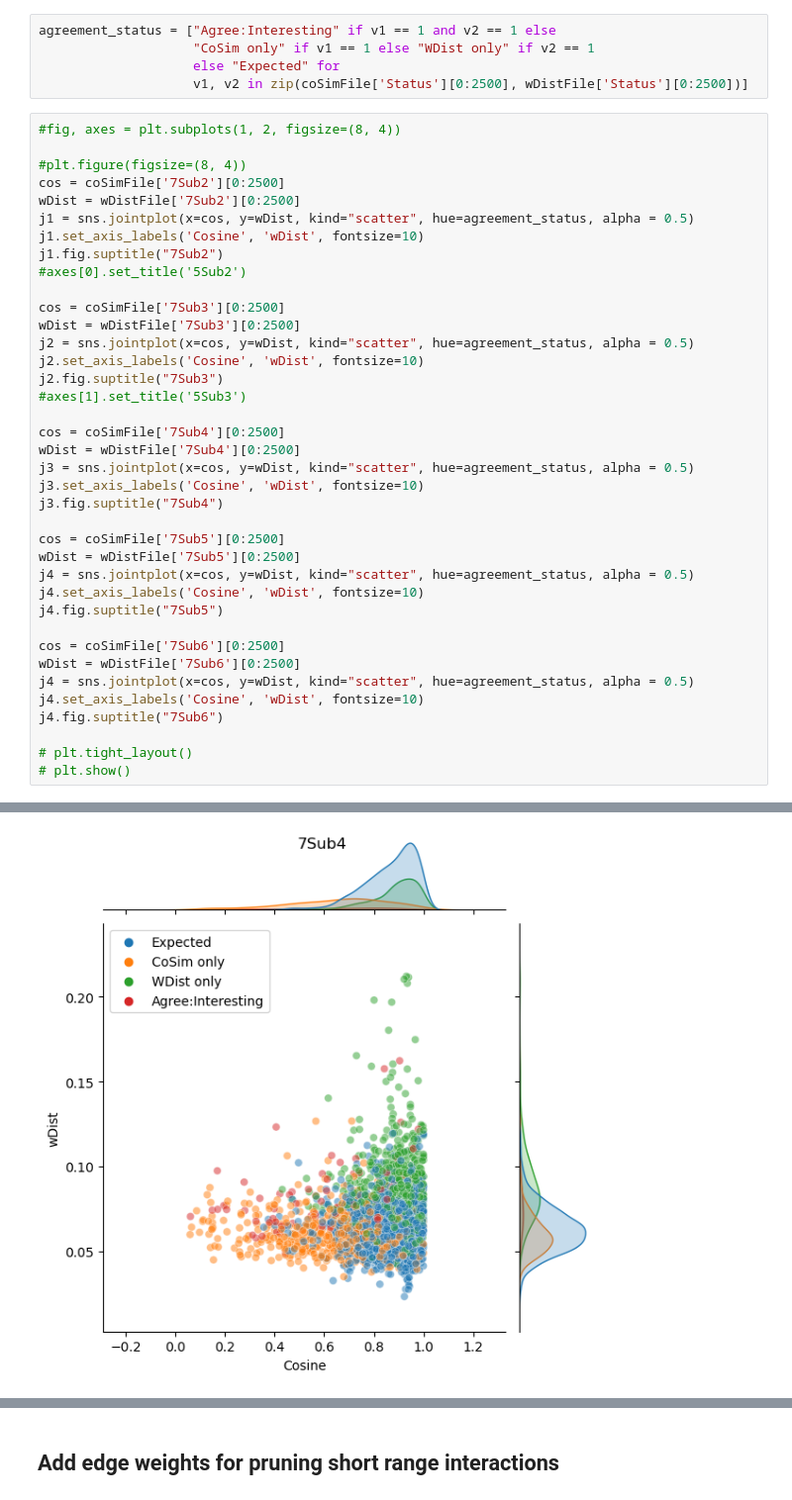
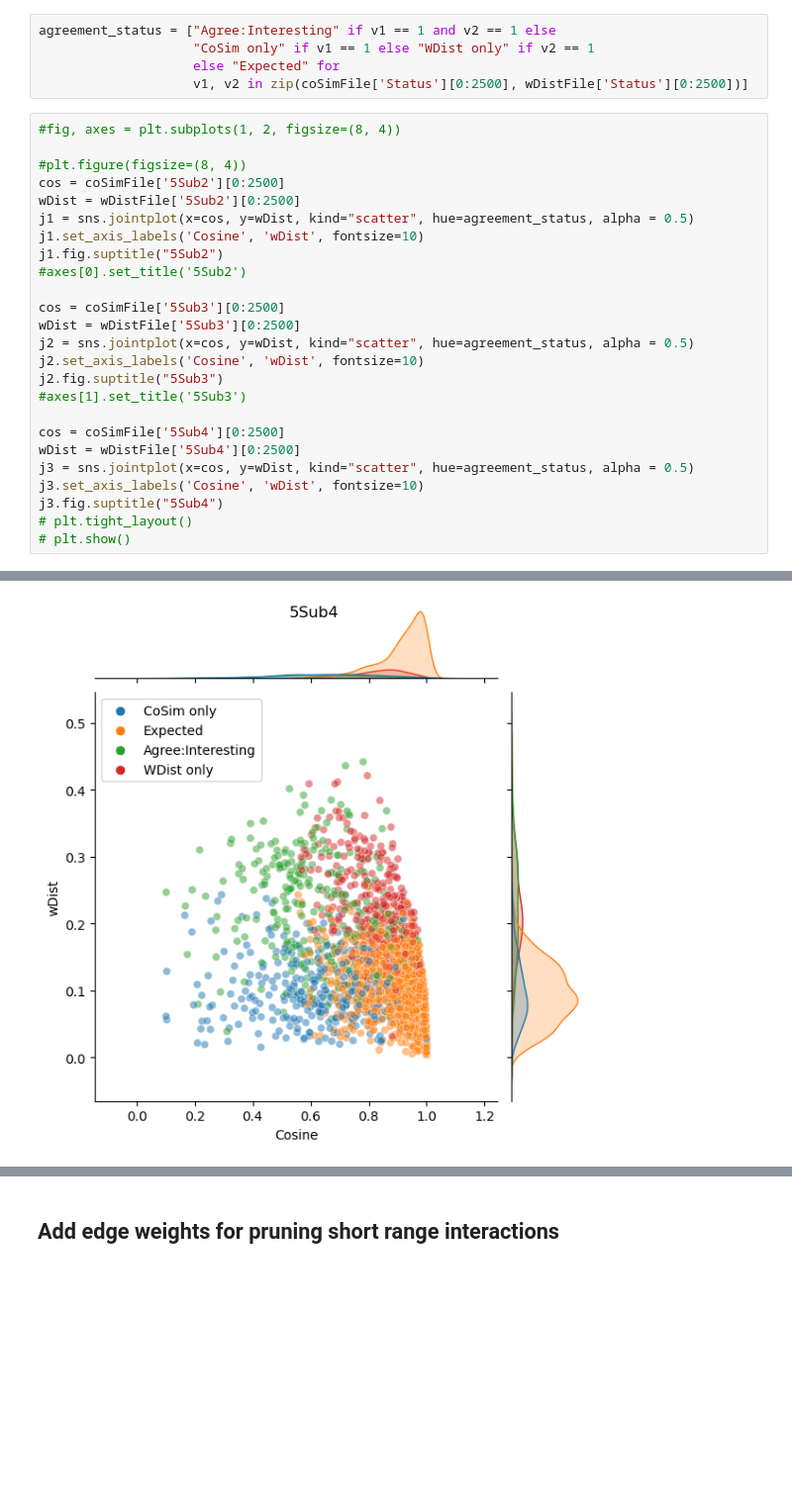
Before and after one commit to noush-joglekar/sporeC_prelim, a Jupyter notebook: scripts/jupyterNB/getMultiwayExpectedProbsByDist.ipynb, the cells around one changed output, grey strips where cells are left out. Shown at 99% size. Cells and saved outputs as stored; diff of their text form; blank space fills up the shorter version.

```diff
--- a/scripts/jupyterNB/getMultiwayExpectedProbsByDist.ipynb
+++ b/scripts/jupyterNB/getMultiwayExpectedProbsByDist.ipynb
@@ -469,38 +472,25 @@ agreement_status = ["Agree:Interesting" if v1 == 1 and v2 == 1 else
 #fig, axes = plt.subplots(1, 2, figsize=(8, 4))
 
 #plt.figure(figsize=(8, 4))
-cos = coSimFile['7Sub2'][0:2500]
-wDist = wDistFile['7Sub2'][0:2500]
+cos = coSimFile['5Sub2'][0:2500]
+wDist = wDistFile['5Sub2'][0:2500]
 j1 = sns.jointplot(x=cos, y=wDist, kind="scatter", hue=agreement_status, alpha = 0.5)
 j1.set_axis_labels('Cosine', 'wDist', fontsize=10)
-j1.fig.suptitle("7Sub2")
+j1.fig.suptitle("5Sub2")
 #axes[0].set_title('5Sub2')
 
-cos = coSimFile['7Sub3'][0:2500]
-wDist = wDistFile['7Sub3'][0:2500]
+cos = coSimFile['5Sub3'][0:2500]
+wDist = wDistFile['5Sub3'][0:2500]
 j2 = sns.jointplot(x=cos, y=wDist, kind="scatter", hue=agreement_status, alpha = 0.5)
 j2.set_axis_labels('Cosine', 'wDist', fontsize=10)
-j2.fig.suptitle("7Sub3")
+j2.fig.suptitle("5Sub3")
 #axes[1].set_title('5Sub3')
 
-cos = coSimFile['7Sub4'][0:2500]
-wDist = wDistFile['7Sub4'][0:2500]
+cos = coSimFile['5Sub4'][0:2500]
+wDist = wDistFile['5Sub4'][0:2500]
 j3 = sns.jointplot(x=cos, y=wDist, kind="scatter", hue=agreement_status, alpha = 0.5)
 j3.set_axis_labels('Cosine', 'wDist', fontsize=10)
-j3.fig.suptitle("7Sub4")
-
-cos = coSimFile['7Sub5'][0:2500]
-wDist = wDistFile['7Sub5'][0:2500]
-j4 = sns.jointplot(x=cos, y=wDist, kind="scatter", hue=agreement_status, alpha = 0.5)
-j4.set_axis_labels('Cosine', 'wDist', fontsize=10)
-j4.fig.suptitle("7Sub5")
-
-cos = coSimFile['7Sub6'][0:2500]
-wDist = wDistFile['7Sub6'][0:2500]
-j4 = sns.jointplot(x=cos, y=wDist, kind="scatter", hue=agreement_status, alpha = 0.5)
-j4.set_axis_labels('Cosine', 'wDist', fontsize=10)
-j4.fig.suptitle("7Sub6")
-
+j3.fig.suptitle("5Sub4")
 # plt.tight_layout()
 # plt.show()
 # %% [output]
@@ -510 +500 @@ Text(0.5, 0.98, '7Sub6')
-[figure, old version]
+[figure, new version]
```
Also changed, not shown: parts of 14 cells of this notebook, 3 other files.
